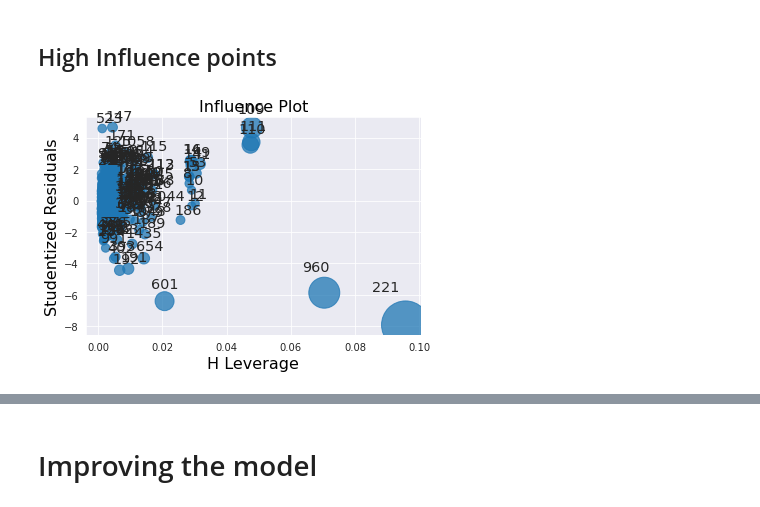
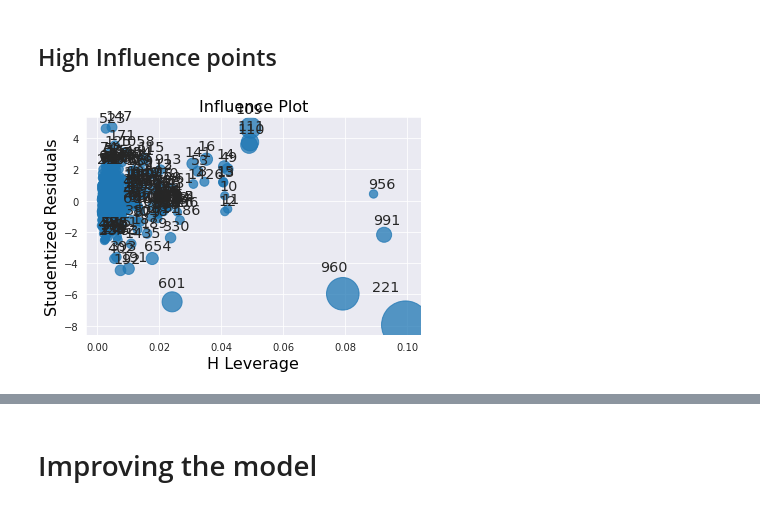
Before and after one commit to Bhavin52/Assignment, a Jupyter notebook: Multi_Linear_Regression_Q1.ipynb, the cells around one changed output, grey strips where cells are left out. Saved outputs shown, nothing was run; the diff lists cells and outputs as text; code cells hidden in the pictures.

```diff
--- a/Multi_Linear_Regression_Q1.ipynb
+++ b/Multi_Linear_Regression_Q1.ipynb
@@ -298,10 +283,10 @@ plt.show()
 ## High Influence points
 # %%
 from statsmodels.graphics.regressionplots import influence_plot
-influence_plot(model)
+influence_plot(model_0)
 plt.show()
 # %% [output]
-[figure, old version]
+[figure, new version]
 # %%
 k = cars.shape[1]
 n = cars.shape[0]
```
Also changed, not shown: parts of 25 cells of this notebook.
